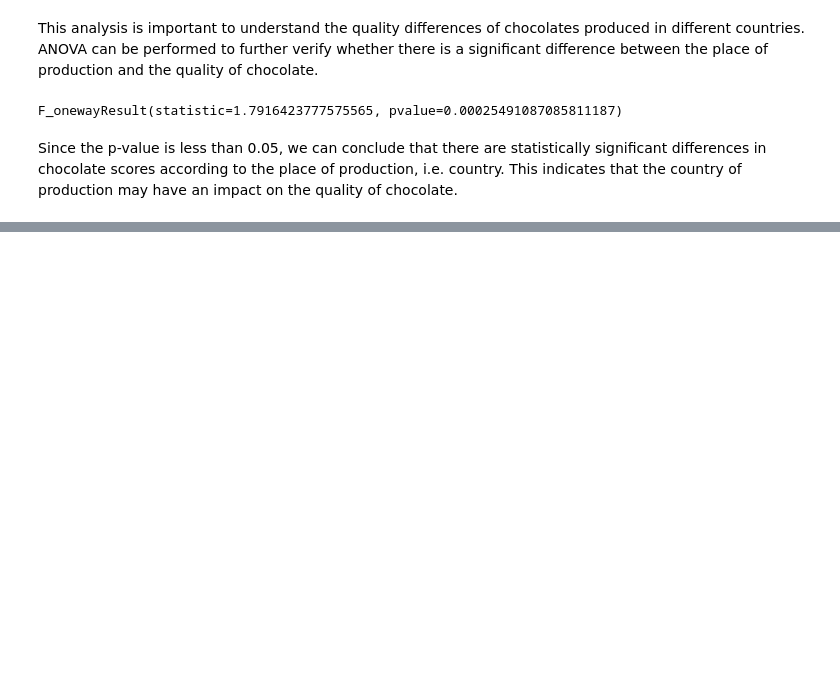
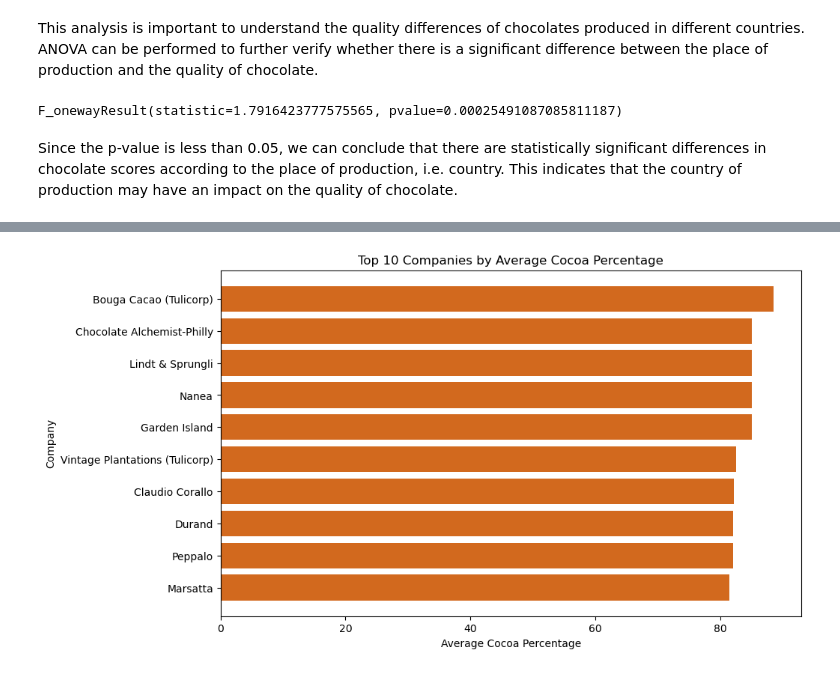
Before and after one commit to ElifSurucu/Chocolate-Evaluation-Guide, a Jupyter notebook: project_notebook.ipynb, the cells around one changed output, grey strips where cells are left out. Drawn from its saved outputs; the diff is of its cells as text; code cells hidden in the pictures; blank space fills up the shorter version.

Commit message:
analysis completed

```diff
--- a/project_notebook.ipynb
+++ b/project_notebook.ipynb
@@ -336,3 +335,20 @@ anova_result
 F_onewayResult(statistic=1.7916423777575565, pvalue=0.00025491087085811187)
 # %% [markdown]
 Since the p-value is less than 0.05, we can conclude that there are statistically significant differences in chocolate scores according to the place of production, i.e. country. This indicates that the country of production may have an impact on the quality of chocolate.
+# %%
+#the analysis to find top companies based on average cocoa percentage and number of products
+
+#Calculating average cocoa percentage for each company
+avg_cocoa_by_company = chocolate_data.groupby('Company')['Cocoa_percent'].mean().sort_values(ascending=False)
+
+#Counting the number of products for each company
+product_count_by_company = chocolate_data['Company'].value_counts().sort_values(ascending=False)
+
+#Converting both results to DataFrames for display
+avg_cocoa_by_company_df = avg_cocoa_by_company.reset_index()
+avg_cocoa_by_company_df.columns = ['Company', 'Average_Cocoa_Percent']
+
+product_count_by_company_df = product_count_by_company.reset_index()
+product_count_by_company_df.columns = ['Company', 'Product_Count']
+
+avg_cocoa_by_company_df, product_count_by_company_df
@@ -338,0 +373,10 @@ Since the p-value is less than 0.05, we can conclude that there are statisticall
+# %%
+plt.figure(figsize=(10, 6))
+plt.barh(avg_cocoa_by_company_df['Company'][:10], avg_cocoa_by_company_df['Average_Cocoa_Percent'][:10], color='chocolate')
+plt.xlabel('Average Cocoa Percentage')
+plt.ylabel('Company')
+plt.title('Top 10 Companies by Average Cocoa Percentage')
+plt.gca().invert_yaxis()
+plt.show()
+# %% [output]
+[figure, added]
```
Also changed, not shown: parts of 5 cells of this notebook.
